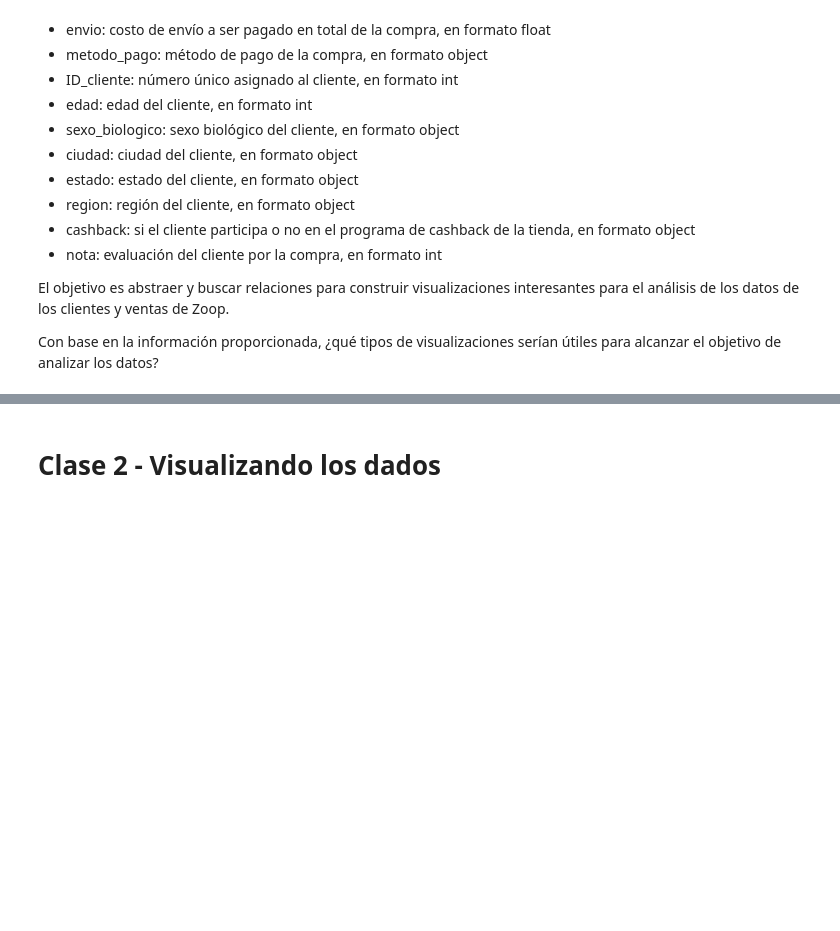
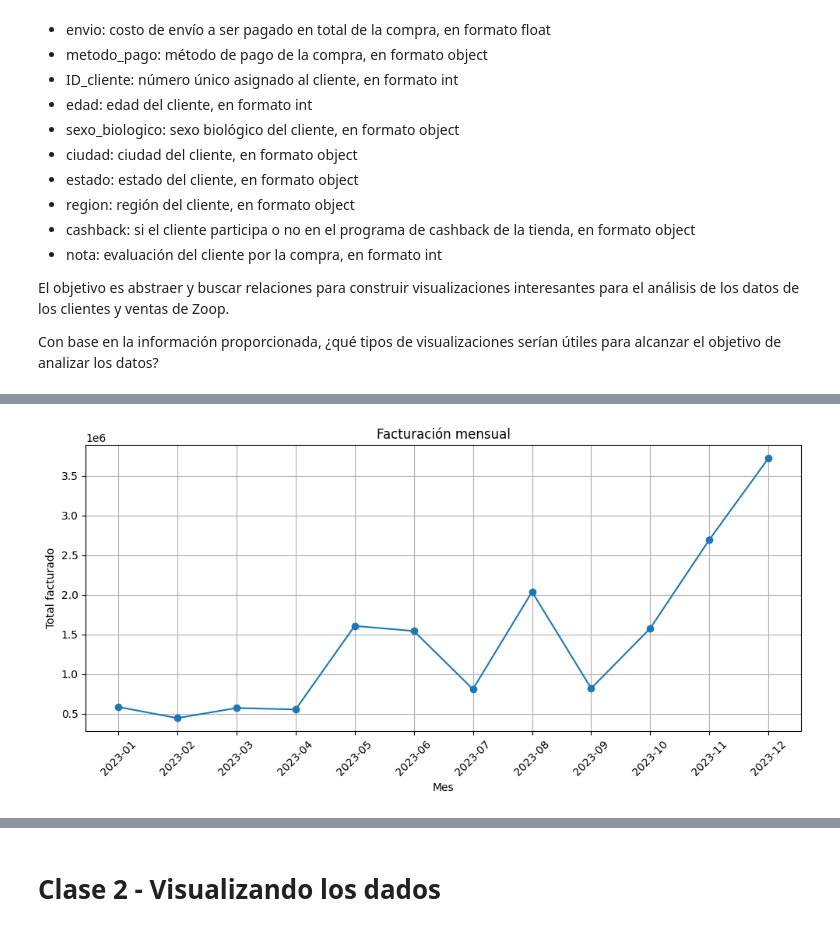
Before and after one commit to julioguzmanc/challenge-amigo-secreto_esp-main, a Jupyter notebook: IA_aplicada_a_ciencia_de_datos.ipynb, the cells around one changed output, grey strips where cells are left out. Saved outputs shown, nothing was run; the diff lists cells and outputs as text; code cells hidden in the pictures; blank space fills up the shorter version.

```diff
--- a/IA_aplicada_a_ciencia_de_datos.ipynb
+++ b/IA_aplicada_a_ciencia_de_datos.ipynb
@@ -286,0 +299,23 @@ Con base en la información proporcionada, ¿qué tipos de visualizaciones serí
+# %%
+ventas["total_compra"] = ventas["precio_unitario"] * ventas["cantidad"] + ventas["envio"]
+# %%
+import matplotlib.pyplot as plt
+
+# Crear una columna 'mes'
+ventas["mes"] = ventas["fecha"].dt.to_period("M")
+
+# Agrupar por mes y sumar total_compra
+facturacion_mensual = ventas.groupby("mes")["total_compra"].sum().reset_index()
+
+# Graficar
+plt.figure(figsize=(10,5))
+plt.plot(facturacion_mensual["mes"].astype(str), facturacion_mensual["total_compra"], marker='o')
+plt.title("Facturación mensual")
+plt.xlabel("Mes")
+plt.ylabel("Total facturado")
+plt.xticks(rotation=45)
+plt.grid(True)
+plt.tight_layout()
+plt.show()
+# %% [output]
+[figure, added]
```
Also changed, not shown: parts of 40 cells of this notebook.
